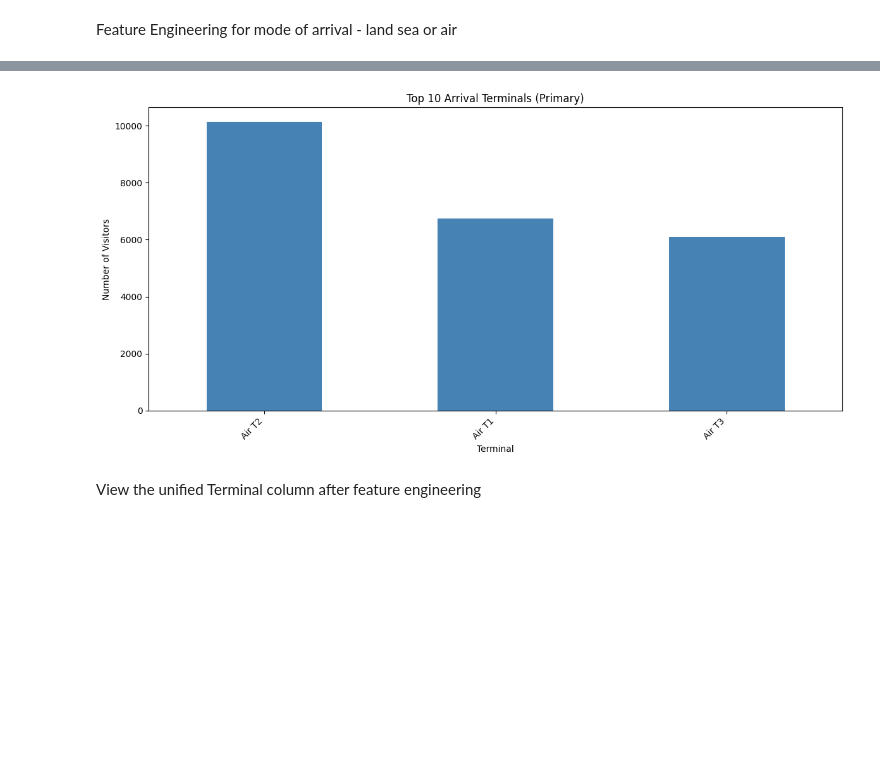
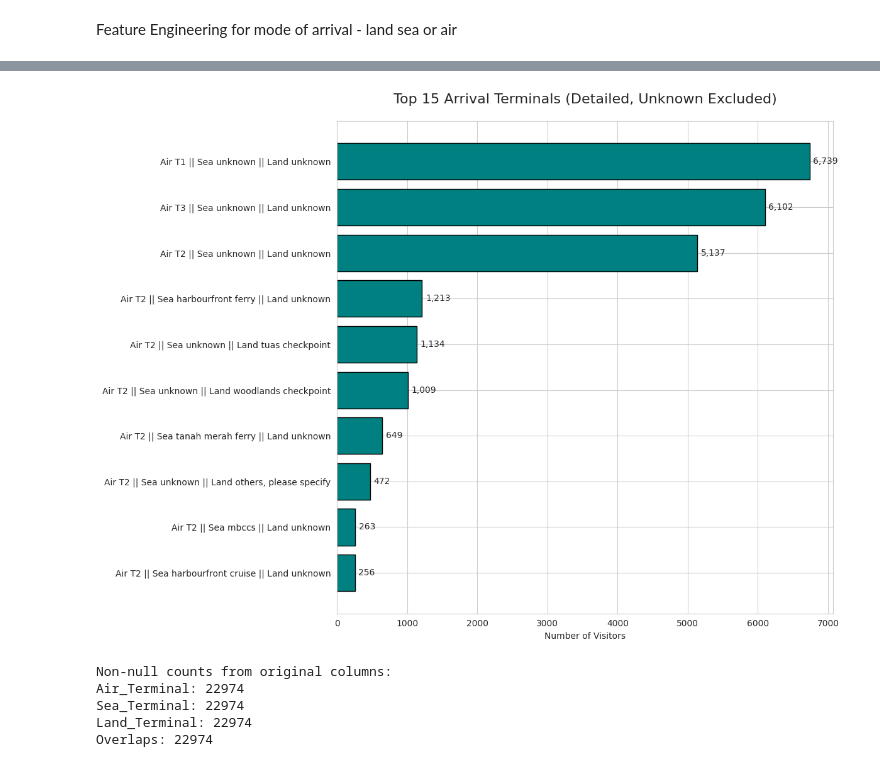
Before and after one commit to janicewee/STB, a Jupyter notebook: STB.ipynb, the cells around one changed output, grey strips where cells are left out. Saved outputs shown, nothing was run; the diff lists cells and outputs as text; code cells hidden in the pictures; blank space fills up the shorter version.

```diff
--- a/STB.ipynb
+++ b/STB.ipynb
@@ -255,15 +255,16 @@ files.download(csv_filename)
 Feature Engineering for mode of arrival - land sea or air
 # %%
 import pandas as pd
+import numpy as np
 
-# Improved Terminal feature engineering: Append on overlap instead of replace
+# Improved Terminal feature engineering: Append on overlap, NO "Unknown" fallback
 
 # Helper functions to format each terminal type
 def format_air(code):
     if pd.isna(code):
         return None
     try:
-        code = int(code)  # Ensure integer
+        code = int(code)
         air_map = {1: 'Air T1', 2: 'Air T2', 3: 'Air T3', 4: 'Air T4'}
         return air_map.get(code, f'Air Other ({code})')
     except:
@@ -279,53 +280,73 @@ def format_land(value):
         return None
     return 'Land ' + str(value).strip()
 
-# Apply formatting to each terminal column
+# Apply formatting
 air_part = df_clean['Air_Terminal'].apply(format_air)
 sea_part = df_clean['Sea_Terminal'].apply(format_sea)
 land_part = df_clean['Land_Terminal'].apply(format_land)
 
-# Combine into a list of parts for each row
+# Combine into DataFrame
 terminal_parts = pd.DataFrame({
     'air': air_part,
     'sea': sea_part,
     'land': land_part
 })
 
-# Join all available terminal parts with ' || ' (safe separator to avoid \ escape issues)
+# Join only the parts that exist — if none exist, result will be empty string
 df_clean['Terminal'] = terminal_parts.apply(
     lambda row: ' || '.join([part for part in row if part is not None]),
     axis=1
 )
 
-# Replace empty strings with 'Unknown'
-df_clean['Terminal'] = df_clean['Terminal'].replace('', 'Unknown')
+# Crucial: Replace empty strings with NaN (no "Unknown" label)
+df_clean['Terminal'] = df_clean['Terminal'].replace('', np.nan)
 
-# Check for overlaps (rows with more than one terminal)
-overlap_count = df_clean['Terminal'].str.contains(' \|\| ', regex=False).sum()
+# Optional: Drop rows where Terminal is NaN (no arrival terminal data at all)
+# Uncomment the next line if you want to remove those rows entirely
+# df_clean = df_clean.dropna(subset=['Terminal'])
+
+# Check results
+print("Rows with any terminal data:", df_clean['Terminal'].notna().sum())
+print("Rows with NO terminal data (NaN):", df_clean['Terminal'].isna().sum())
+
+overlap_count = df_clean['Terminal'].str.contains(r' \|\| ', na=False).sum()
 print(f"Rows with multiple terminals (overlap): {overlap_count}")
 
-# Final distribution
-print("\nTerminal value counts (with appended overlaps):")
-print(df_clean['Terminal'].value_counts(dropna=False).head(20))
+print("\nTerminal value counts (excluding any 'Unknown'):")
+print(df_clean['Terminal'].value_counts(dropna=True).head(20))
 
 print("\nPercentage distribution (%):")
-print(df_clean['Terminal'].value_counts(normalize=True, dropna=False).round(4) * 100)
+print(df_clean['Terminal'].value_counts(normalize=True, dropna=True).round(4) * 100)
 
-# Optional: Create a clean primary terminal column for plotting
-df_clean['Terminal_Main'] = df_clean['Terminal'].str.split(' \|\| ').str[0]
+# Create clean primary terminal for visualization
+df_clean['Terminal_Main'] = df_clean['Terminal'].str.split(r' \|\| ').str[0]
 
-# Visualization of top primary terminals
+# Visualization: Top detailed terminals (only rows with data)
+top_n = 15
+top_terminals = df_clean['Terminal'].value_counts().head(top_n)
+
 import matplotlib.pyplot as plt
+import seaborn as sns
+sns.set_style("whitegrid")
 
-top_n = 10
-top_main = df_clean['Terminal_Main'].value_counts().head(top_n)
+plt.figure(figsize=(12, 9))
+bars = plt.barh(range(len(top_terminals)), top_terminals.values, color='teal', edgecolor='black')
+plt.yticks(range(len(top_terminals)), top_terminals.index)
+plt.gca().invert_yaxis()
+plt.title(f'Top {top_n} Arrival Terminals (Detailed, Unknown Excluded)', fontsize=16, pad=20)
+plt.xlabel('Number of Visitors')
 
-plt.figure(figsize=(12, 6))
-top_main.plot(kind='bar', color='steelblue')
-plt.title(f'Top {top_n} Arrival Terminals (Primary)')
-plt.ylabel('Number of Visitors')
-plt.xlabel('Terminal')
-plt.xticks(rotation=45, ha='right')
+for i, bar in enumerate(bars):
+    width = int(bar.get_width())
+    plt.text(width + 50, bar.get_y() + bar.get_height()/2,
+             f'{width:,}', va='center', fontsize=10)
+
 plt.tight_layout()
 plt.show()
+
+print("Non-null counts from original columns:")
+print("Air_Terminal:", df_clean['Air_Terminal'].notna().sum())
+print("Sea_Terminal:", df_clean['Sea_Terminal'].notna().sum())
+print("Land_Terminal:", df_clean['Land_Terminal'].notna().sum())
+print("Overlaps:", df_clean[['Air_Terminal','Sea_Terminal','Land_Terminal']].notna().sum(axis=1)[lambda x: x > 1].count())
 # %% [output]
@@ -345,7 +366,10 @@ Air T2 || Sea unknown || Land others, please specify     472
 Air T2 || Sea unknown || Land others, please specify     2.05
 Air T2 || Sea mbccs || Land unknown                      1.14
 Air T2 || Sea harbourfront cruise || Land unknown        1.11
 Name: proportion, dtype: float64
-[figure, old version]
+[figure, new version]
+Non-null counts from original columns:
+Air_Terminal: 22974
+Sea_Terminal: 22974
+Land_Terminal: 22974
+Overlaps: 22974
-# %% [markdown]
-View the unified Terminal column after feature engineering
```
Also changed, not shown: parts of 11 cells of this notebook.
